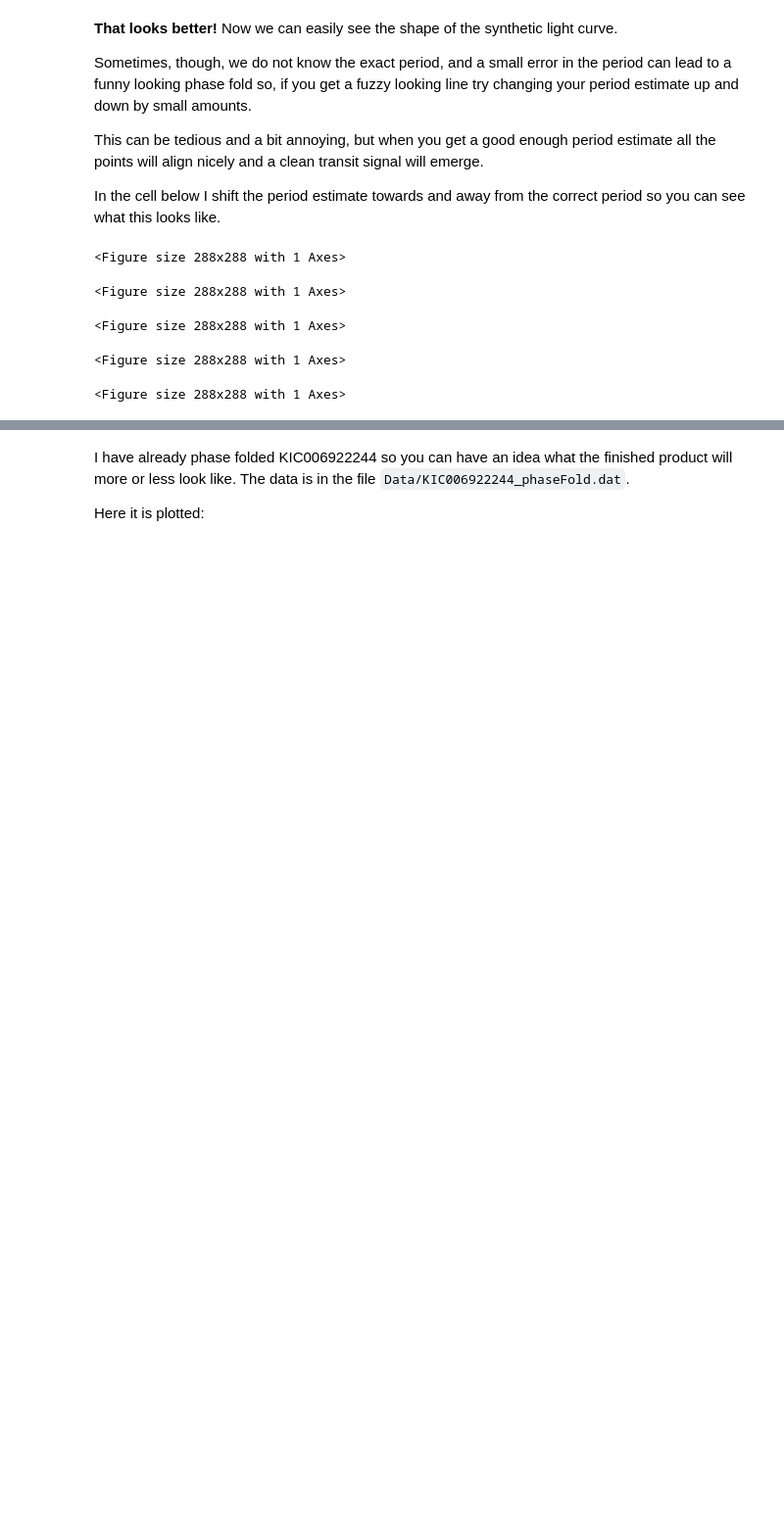
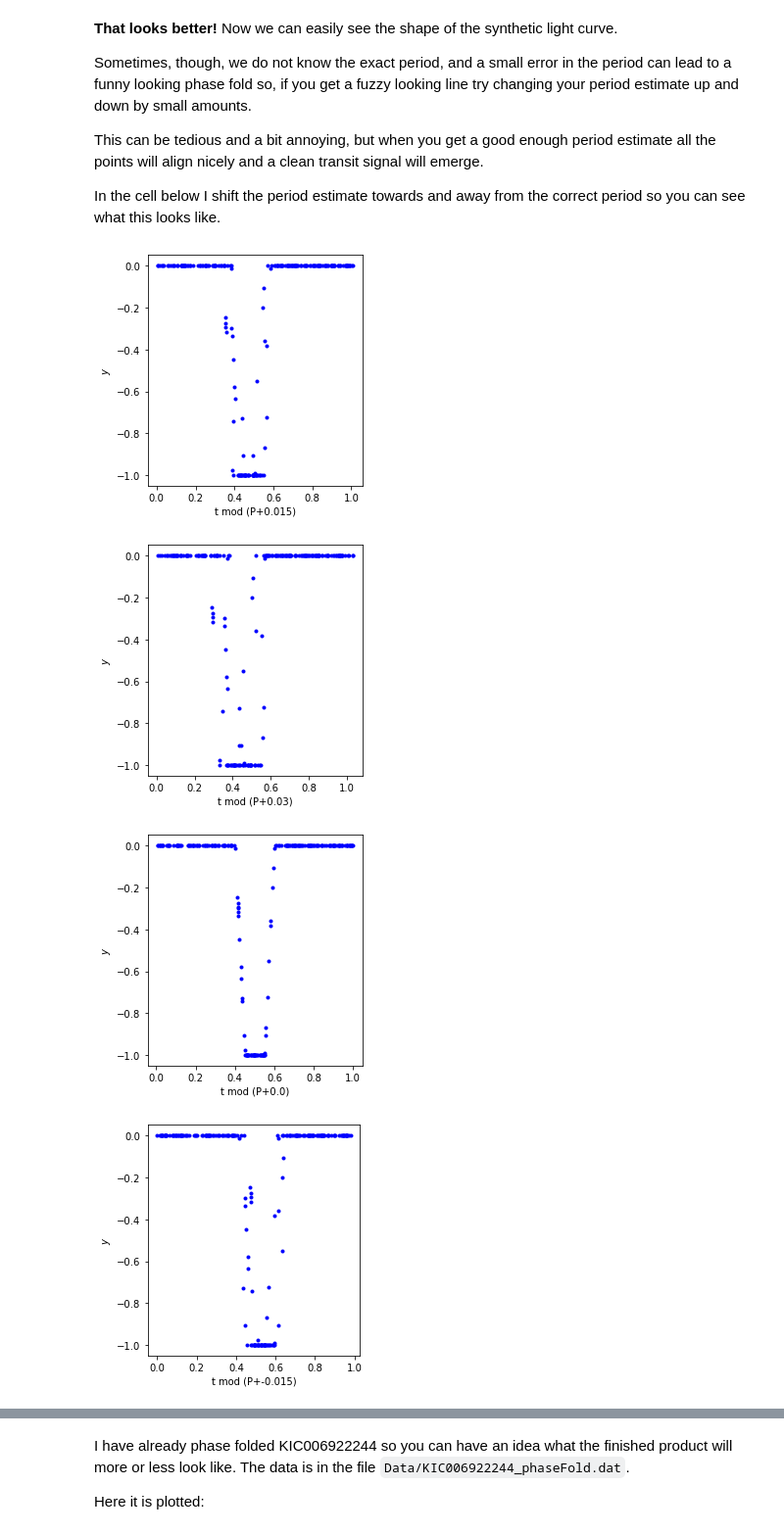
Before and after one commit to PlanetHuntingInPython/PlanetHuntingStudents, a Jupyter notebook: KeplerDataIntro.ipynb, the cells around one changed output, grey strips where cells are left out. Shown at 98% size. Cells and saved outputs as stored; diff of their text form; code cells hidden in the pictures; blank space fills up the shorter version.

```diff
--- a/KeplerDataIntro.ipynb
+++ b/KeplerDataIntro.ipynb
@@ -126,11 +101,11 @@ where $P$ is the period of the data.
 
 Before we phase fold the Kepler data, let's test this idea by generating some very sparse periodic data that mimics a Kepler light curve then phase fold it. Don't worry about trying to understand the code that generates the synthetic data!
 # %%
-# Here we generate 150 random data points
+# Here we generate 200 random data points
 # that mimic how a transit light curve might look
 # We store the time data in an array t2 and
 # the flux data in an array y.
-ndata=150
+ndata=200
 t2=np.sort(5.*np.random.rand(ndata))
 y=np.zeros(ndata,dtype=float)
 gradient=-20.
@@ -165,7 +140,7 @@ Now we can see the data looks to be periodic. By-eye inspection suggests the y-v
 Let's use the python modulo operator to phase fold the data and then plot $t\: \mathrm{mod} \: P $ against $y$.
 # %%
 P=1.0
-tPhaseFolded=t2%(P)
+tPhaseFolded=t2%P
 
 plt.figure(figsize=(4,4))
 plt.plot(tPhaseFolded,y,'b.')
@@ -187,19 +162,20 @@ In the cell below I shift the period estimate towards and away from the correct
 # %%
 # Executing this cell will output several plots
 # We switch off the interactive plots to make things look neater.
 %matplotlib inline
-for i in [0.025,0.05,0.0,-0.025,-0.05]:
+for i in [0.015,0.03,0.0,-0.015,-0.03]:
     tPhaseFolded=t2%(P+i)
 
     plt.figure(figsize=(4,4))
     plt.plot(tPhaseFolded,y,'b.')
-    plt.xlabel("$t\:\mathrm{mod}\: P$"+"("+str(i)+")")
+    #plt.xlabel("$t\:\mathrm{mod}\: P$"+"("+str(i)+")")
+    xstring="t mod (P+"+str(i)+")"
+    plt.xlabel(xstring)
     plt.ylabel("$y$")
     plt.tight_layout()
     plt.show()
 # %% [output]
-<Figure size 288x288 with 1 Axes>
-<Figure size 288x288 with 1 Axes>
-<Figure size 288x288 with 1 Axes>
-<Figure size 288x288 with 1 Axes>
-<Figure size 288x288 with 1 Axes>
+[figure, added]
+[figure, added]
+[figure, added]
+[figure, added]
```
Also changed, not shown: parts of 18 cells of this notebook, 3 other files.
